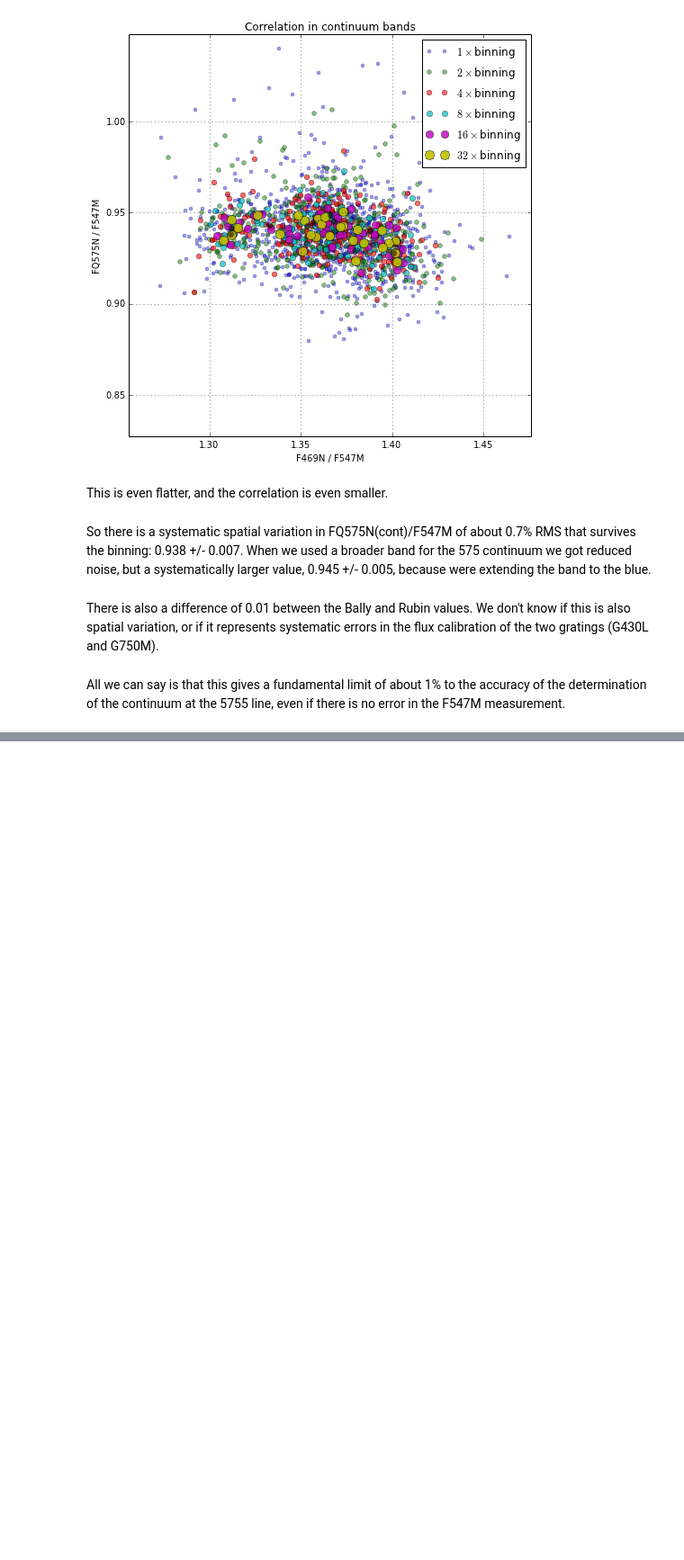
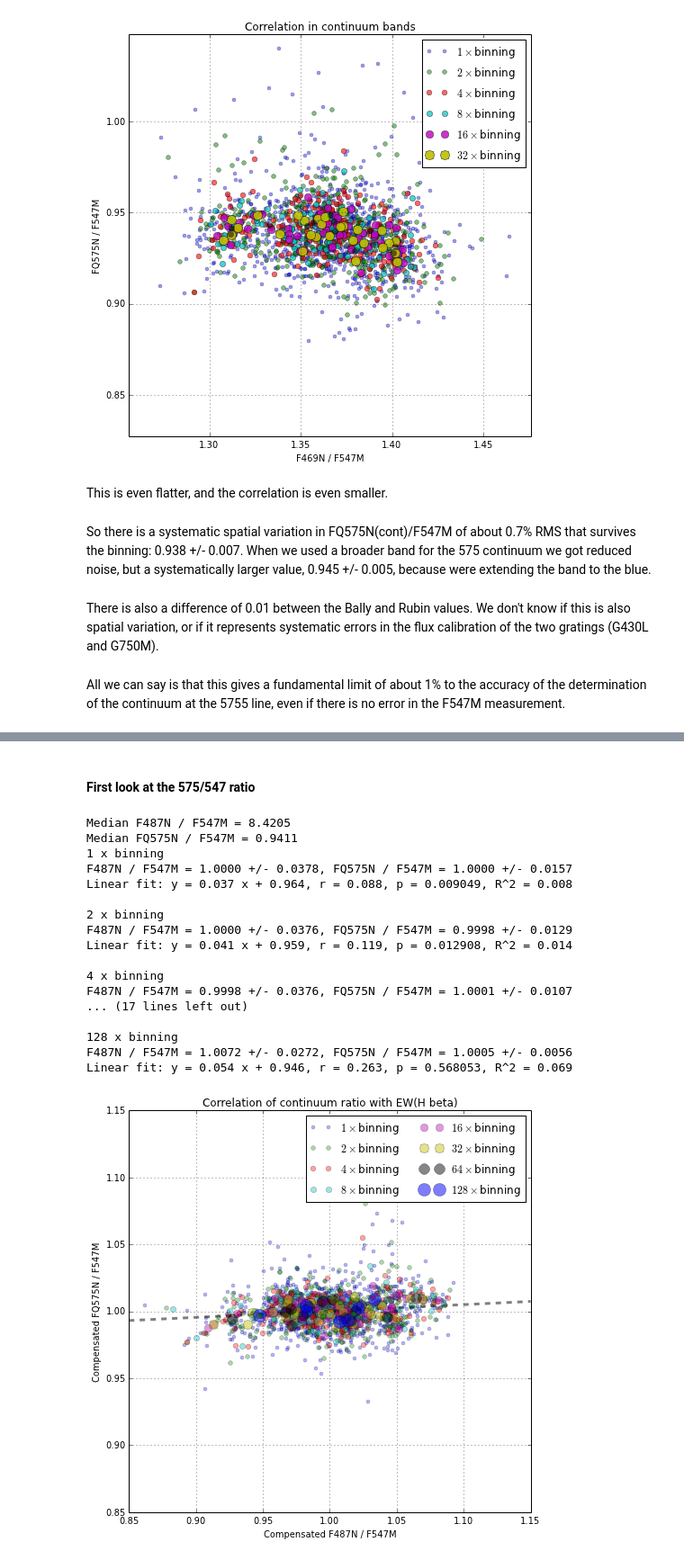
Before and after one commit to deprecated/orion-tsq, a Jupyter notebook: Bally STIS spectrum.ipynb, the cells around one changed output, grey strips where cells are left out. Shown at 90% size. Drawn from its saved outputs; the diff is of its cells as text; code cells hidden in the pictures; blank space fills up the shorter version.

```diff
--- a/Bally STIS spectrum.ipynb
+++ b/Bally STIS spectrum.ipynb
@@ -358,0 +365,80 @@ plot?
+# %% [markdown]
+#### First look at the 575/547 ratio
+# %%
+F1, F2, F3 = "F487N", "FQ575N shift", "FQ575N double shift"
+width = 0.3
+x = xpos*3600
+good_mask = (f547m > 0.8*np.median(f547m)) & (np.abs(np.abs(x) - 11.75) > 0.45) & (xpos < 0.0068786014) & (xpos > -0.0071414223)
+good_mask = good_mask & (np.abs(x) > 2.0) # exclude proplyd
+rat1 = mean_profile(hdu.data, filters[F1])[good_mask]/f547m[good_mask]
+rat2 = mean_profile(hdu.data, filters[F2])[good_mask]/f547m[good_mask]
+rat3 = mean_profile(hdu.data, filters[F3])[good_mask]/mean_profile(hdu.data, filters[F2])[good_mask]
+rat1m, rat2m, rat3m = [np.median(r) for r in rat1, rat2, rat3]
+rat1 /= rat1m
+rat2 /= rat2m
+rat3 /= rat3m
+
+label1 = "{} / F547M".format(F1.split()[0])
+label2 = "{} / F547M".format(F2.split()[0])
+
+print "Median {} = {:.4f}".format(label1, rat1m)
+print "Median {} = {:.4f}".format(label2, rat2m)
+
+x1 = 1.0 - 0.5*width
+x2 = 1.0 + 0.5*width
+y1 = 1.0 - 0.5*width
+y2 = 1.0 + 0.5*width
+alpha = 0.3
+ms = 4.0
+
+var_rat1, var_rat2, var_rat3 = [], [], []
+bins = np.arange(8)
+xx = np.linspace(x1, x2)
+for i in bins:
+    print "{} x binning".format(2**i)
+    var_rat1.append(np.var(rat1))
+    var_rat2.append(np.var(rat2))
+    var_rat3.append(np.var(rat3))
+    print "{} = {:.4f} +/- {:.4f}, {} = {:.4f} +/- {:.4f}".format(label1, np.median(rat1), np.std(rat1),
+                                                                  label2, np.median(rat2), np.std(rat2))
+    plot(rat1, rat2, "o", alpha=alpha, ms=ms,
+         label=r"${} \times$ binning".format(2**i))
+    slope, intercept, r_value, p_value, std_err = scipy.stats.linregress(rat1, rat2)
+    print "Linear fit: y = {:.3f} x + {:.3f}, r = {:.3f}, p = {:.6f}, R^2 = {:.3f}".format(
+                slope, intercept, r_value, p_value, r_value**2)
+    if i == 3:
+        plot(xx, slope*xx + intercept, "k--", lw=3, alpha=0.5)
+    rat1 = double_up(rat1)
+    rat2 = double_up(rat2)
+    rat3 = double_up(rat3)
+    ms *= 1.2
+    alpha += 0.03
+    print
+plot(rat1, rat2, 'o', alpha=0.5)
+xlim(x1, x2)
+ylim(y1, y2)
+legend(ncol=2)
+grid()
+title("Correlation of continuum ratio with EW(H beta)")
+xlabel("Compensated {}".format(label1))
+ylabel("Compensated {}".format(label2))
+gcf().set_size_inches(8,8)
+# %% [output]
+Median F487N / F547M = 8.4205
+Median FQ575N / F547M = 0.9411
+1 x binning
+F487N / F547M = 1.0000 +/- 0.0378, FQ575N / F547M = 1.0000 +/- 0.0157
+Linear fit: y = 0.037 x + 0.964, r = 0.088, p = 0.009049, R^2 = 0.008
+
+2 x binning
+F487N / F547M = 1.0000 +/- 0.0376, FQ575N / F547M = 0.9998 +/- 0.0129
+Linear fit: y = 0.041 x + 0.959, r = 0.119, p = 0.012908, R^2 = 0.014
+
+4 x binning
+F487N / F547M = 0.9998 +/- 0.0376, FQ575N / F547M = 1.0001 +/- 0.0107
+... (17 lines left out)
+
+128 x binning
+F487N / F547M = 1.0072 +/- 0.0272, FQ575N / F547M = 1.0005 +/- 0.0056
+Linear fit: y = 0.054 x + 0.946, r = 0.263, p = 0.568053, R^2 = 0.069
+[figure, added]
```
Also changed, not shown: parts of 13 cells of this notebook, 2 other files.
